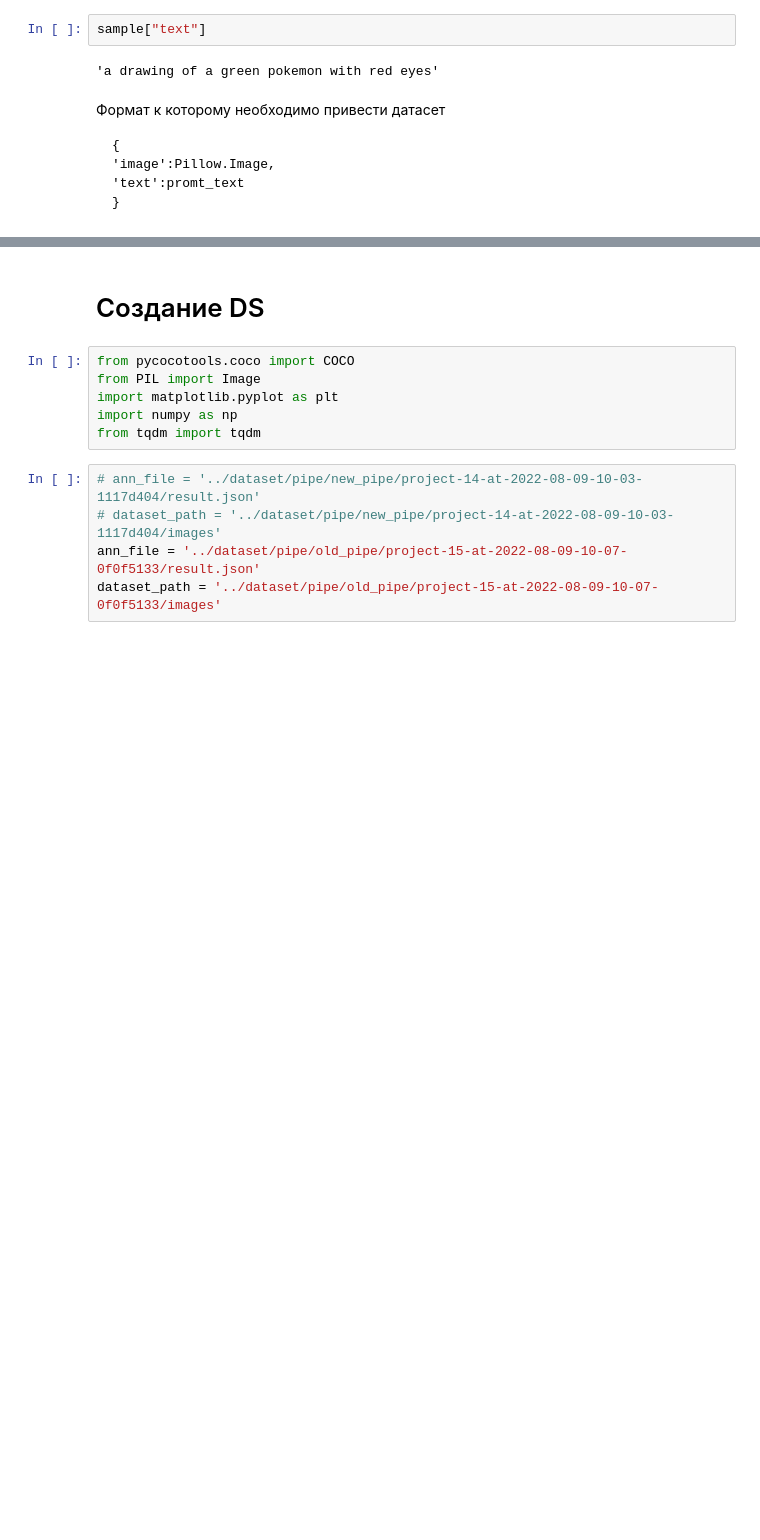
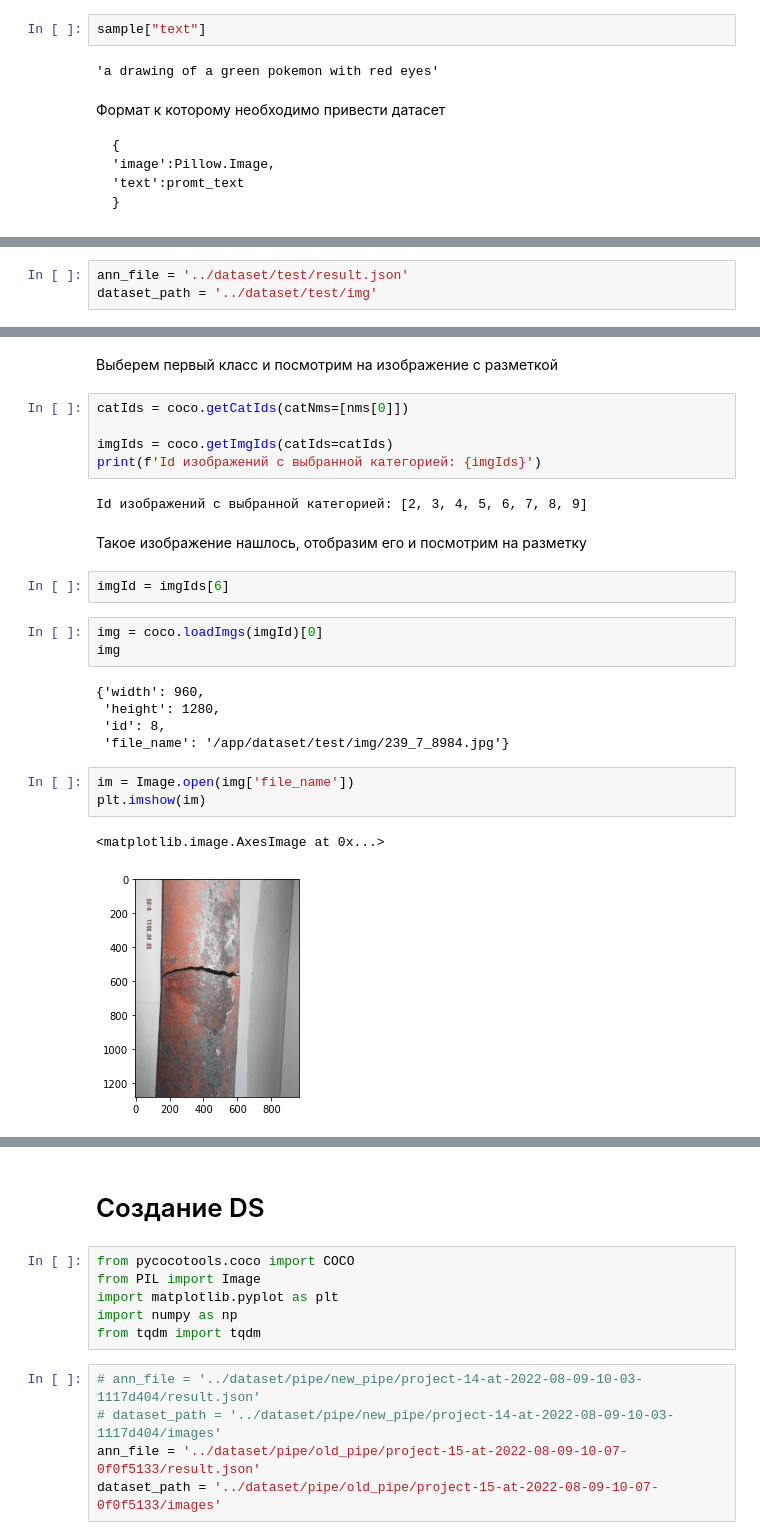
Before and after one commit to PitKoro/stablediffusion-finetune, a Jupyter notebook: notebooks/square_cropping.ipynb, the cells around one changed output, grey strips where cells are left out. Saved outputs shown, nothing was run; the diff lists cells and outputs as text; blank space fills up the shorter version.

```diff
--- a/notebooks/square_cropping.ipynb
+++ b/notebooks/square_cropping.ipynb
@@ -243,0 +50,3 @@ anns = [{'id': 0, 'image_id': 0, 'category_id': 0, 'segmentation': [], 'bbox': [
+# %%
+ann_file = '../dataset/test/result.json'
+dataset_path = '../dataset/test/img'
@@ -243,0 +68,27 @@ anns = [{'id': 0, 'image_id': 0, 'category_id': 0, 'segmentation': [], 'bbox': [
+# %% [markdown]
+Выберем первый класс и посмотрим на изображение с разметкой
+# %%
+catIds = coco.getCatIds(catNms=[nms[0]])
+
+imgIds = coco.getImgIds(catIds=catIds)
+print(f'Id изображений с выбранной категорией: {imgIds}')
+# %% [output]
+Id изображений с выбранной категорией: [2, 3, 4, 5, 6, 7, 8, 9]
+# %% [markdown]
+Такое изображение нашлось, отобразим его и посмотрим на разметку
+# %%
+imgId = imgIds[6]
+# %%
+img = coco.loadImgs(imgId)[0]
+img
+# %% [output]
+{'width': 960,
+ 'height': 1280,
+ 'id': 8,
+ 'file_name': '/app/dataset/test/img/239_7_8984.jpg'}
+# %%
+im = Image.open(img['file_name'])
+plt.imshow(im)
+# %% [output]
+<matplotlib.image.AxesImage at 0x...>
+[figure, added]
```
Also changed, not shown: parts of 64 cells of this notebook, 3 other files.
